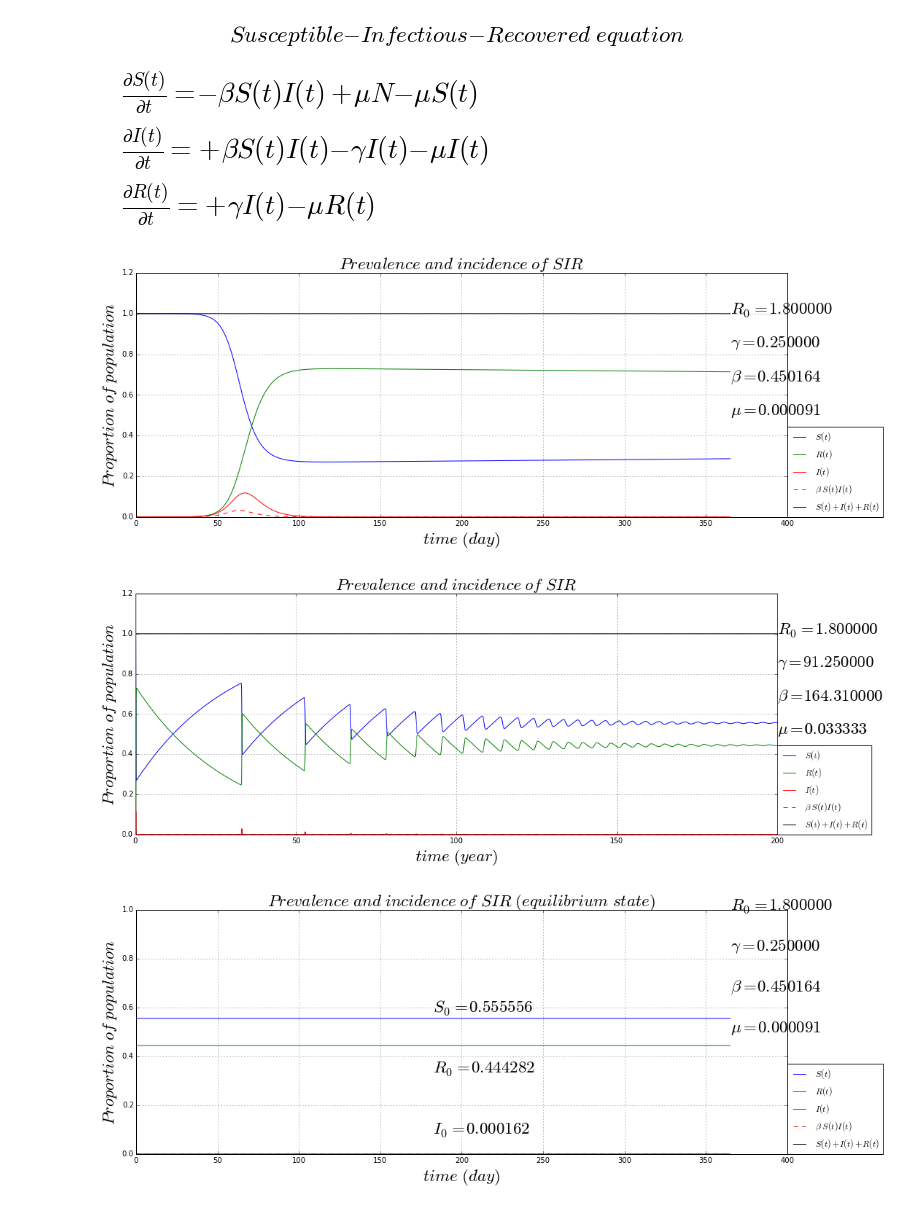
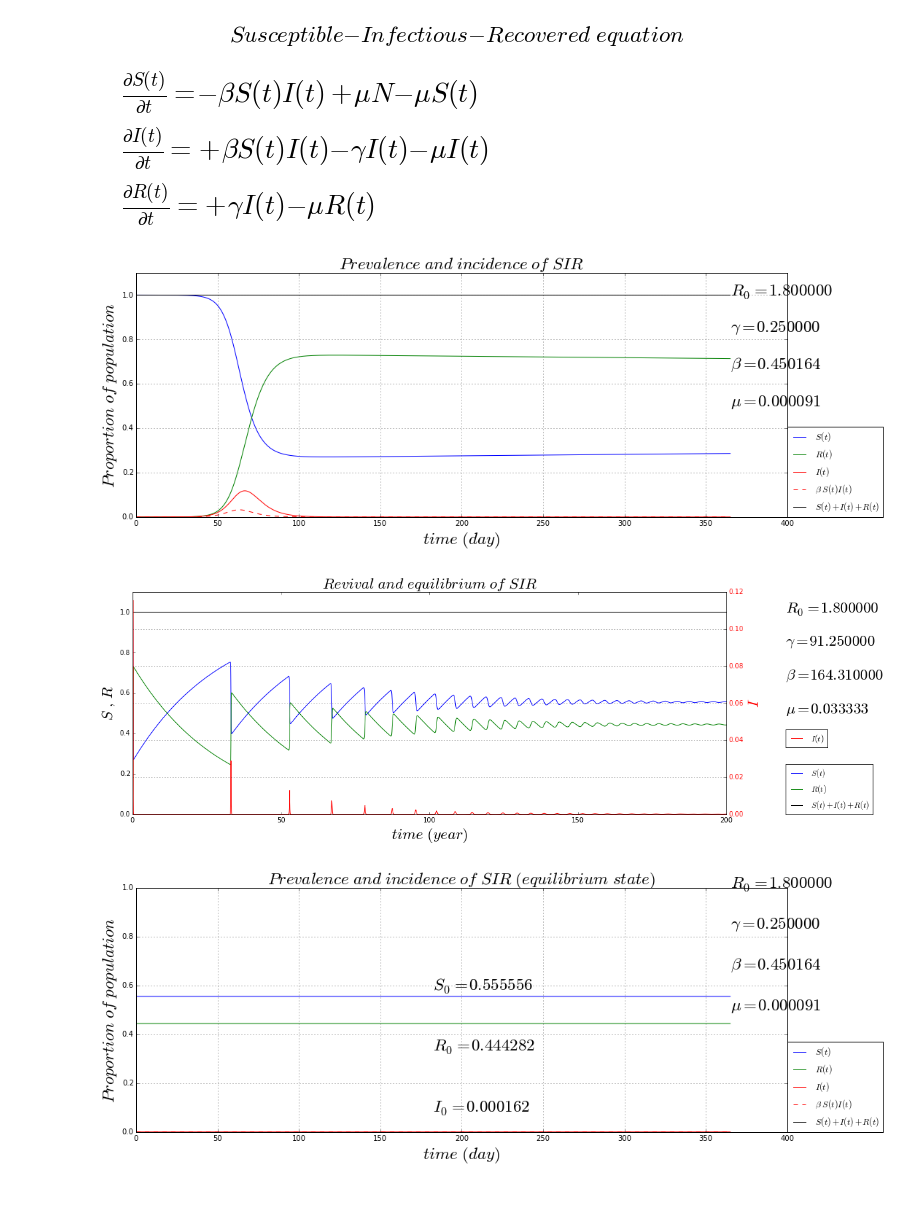
Before and after one commit to alvason/infectious-pulse, a Jupyter notebook: sir/sir.ipynb, the cells around one changed output. Drawn from its saved outputs; the diff is of its cells as text; code cells hidden in the pictures.

```diff
--- a/sir/sir.ipynb
+++ b/sir/sir.ipynb
@@ -160,8 +160,9 @@ plt.plot(gridT, infecRate*gridS*gridI*day, label = r'$ \beta \ S(t)I(t) $', line
 plt.plot(gridT, gridS + gridI + gridR, label = r'$ S(t)+I(t)+R(t) $', color = 'black')
 plt.grid(True)
 plt.title(r'$ Prevalence \ and \ incidence \ of \ SIR $', fontsize = AlvaFontSize)
-plt.xlabel(r'$time \ (%s)$'%(timeUnit), fontsize = AlvaFontSize);
-plt.ylabel(r'$ Proportion \ of \ population $', fontsize = AlvaFontSize);
+plt.xlabel(r'$time \ (%s)$'%(timeUnit), fontsize = AlvaFontSize)
+plt.ylabel(r'$ Proportion \ of \ population $', fontsize = AlvaFontSize)
+plt.ylim(0, totalSIR*1.1)
 plt.legend(loc = (1,0))
 plt.text(maxT, totalSIR*6.0/6, r'$ R_0 = %f $'%(reprodNum), fontsize = AlvaFontSize)
 plt.text(maxT, totalSIR*5.0/6, r'$ \gamma = %f $'%(recovRate), fontsize = AlvaFontSize)
@@ -169,7 +170,7 @@ plt.text(maxT, totalSIR*4.0/6, r'$ \beta = %f $'%(infecRate), fontsize = AlvaFon
 plt.text(maxT, totalSIR*3.0/6, r'$ \mu = %f $'%(inOutRate), fontsize = AlvaFontSize)
 plt.show()
 # %% [output]
-[figure, old version]
+[figure, new version]
 # %%
 ''' approaching equilibrium state from one infected '''
 # setting parameter
@@ -211,48 +212,56 @@ def dSdt(SIRT = [], *args):
     T = SIRT[3]
     dS_dt = -infecRate*S*I + inOutRate*totalSIR - inOutRate*S
     return dS_dt
 def dIdt(SIRT = [], *args):
     S = SIRT[0]
     I = SIRT[1]
     R = SIRT[2]
     T = SIRT[3]
     dI_dt = +infecRate*S*I - recovRate*I - inOutRate*I
     return dI_dt
 def dRdt(SIRT = [], *args):
     S = SIRT[0]
     I = SIRT[1]
     R = SIRT[2]
     T = SIRT[3]
     dR_dt = recovRate*I - inOutRate*R
     return dR_dt
 
 # Runge Kutta numerical solution
 pde_array = np.array([dSdt, dIdt, dRdt])
 startingOut_Value = np.array([gridS[0], gridI[0], gridR[0]])
 gridOut_array = AlvaRungeKutta4List(pde_array, startingOut_Value, minT, maxT, totalGPoint_T)
 
 gridS = gridOut_array[0]
 gridI = gridOut_array[1]
 gridR = gridOut_array[2]
 numberingFig = numberingFig + 1;
-plt.figure(numberingFig, figsize = AlvaFigSize)
-plt.plot(gridT, gridS, label = r'$ S(t) $')
-plt.plot(gridT, gridR, label = r'$ R(t) $')
-plt.plot(gridT, gridI, label = r'$ I(t) $')
-plt.plot(gridT, infecRate*gridS*gridI*day, label = r'$ \beta \ S(t)I(t) $', linestyle = 'dashed', color = 'red')
-plt.plot(gridT, gridS + gridI + gridR, label = r'$ S(t)+I(t)+R(t) $', color = 'black')
+figure = plt.figure(numberingFig, figsize = AlvaFigSize)
+axis = figure.add_subplot(1, 1, 1)
+axis.plot(gridT, gridS, label = r'$ S(t) $')
+axis.plot(gridT, gridR, label = r'$ R(t) $')
+axis.plot(gridT, gridS + gridI + gridR, label = r'$ S(t)+I(t)+R(t) $', color = 'black')
+axis.set_xlabel(r'$time \ (%s)$'%(timeUnit), fontsize = AlvaFontSize)
+axis.set_ylabel(r'$ S \ , \ R $', fontsize = AlvaFontSize)
+axis.set_ylim(0, totalSIR*1.1)
+axis.text(maxT*1.1, totalSIR*6.0/6, r'$ R_0 = %f $'%(reprodNum), fontsize = AlvaFontSize)
+axis.text(maxT*1.1, totalSIR*5.0/6, r'$ \gamma = %f $'%(recovRate), fontsize = AlvaFontSize)
+axis.text(maxT*1.1, totalSIR*4.0/6, r'$ \beta = %f $'%(infecRate), fontsize = AlvaFontSize)
+axis.text(maxT*1.1, totalSIR*3.0/6, r'$ \mu = %f $'%(inOutRate), fontsize = AlvaFontSize)
+axis.legend(loc = (1.1, 0))
+
+axis2 = axis.twinx()
+axis2.plot(gridT, gridI, label = r'$ I(t) $', color = 'red')
+axis2.set_ylabel(r'$ I $', fontsize = AlvaFontSize, color = 'red')
+for tl in axis2.get_yticklabels(): tl.set_color('red')
+axis2.legend(loc = (1.1, 0.5))
+
+plt.legend(loc = (1.1, 0.3))
+plt.title(r'$ Revival \ and \ equilibrium \ of \ SIR $', fontsize = AlvaFontSize)
 plt.grid(True)
-plt.title(r'$ Prevalence \ and \ incidence \ of \ SIR $', fontsize = AlvaFontSize)
-plt.xlabel(r'$time \ (%s)$'%(timeUnit), fontsize = AlvaFontSize);
-plt.ylabel(r'$ Proportion \ of \ population $', fontsize = AlvaFontSize);
-plt.legend(loc = (1,0))
-plt.text(maxT, totalSIR*6.0/6, r'$ R_0 = %f $'%(reprodNum), fontsize = AlvaFontSize)
-plt.text(maxT, totalSIR*5.0/6, r'$ \gamma = %f $'%(recovRate), fontsize = AlvaFontSize)
-plt.text(maxT, totalSIR*4.0/6, r'$ \beta = %f $'%(infecRate), fontsize = AlvaFontSize)
-plt.text(maxT, totalSIR*3.0/6, r'$ \mu = %f $'%(inOutRate), fontsize = AlvaFontSize)
 plt.show()
 # %% [output]
-[figure, old version]
+[figure, new version]
 # %%
 ''' starting from equilibrium infected number '''
 # setting parameter
```
Also changed, not shown: 8 other files.
